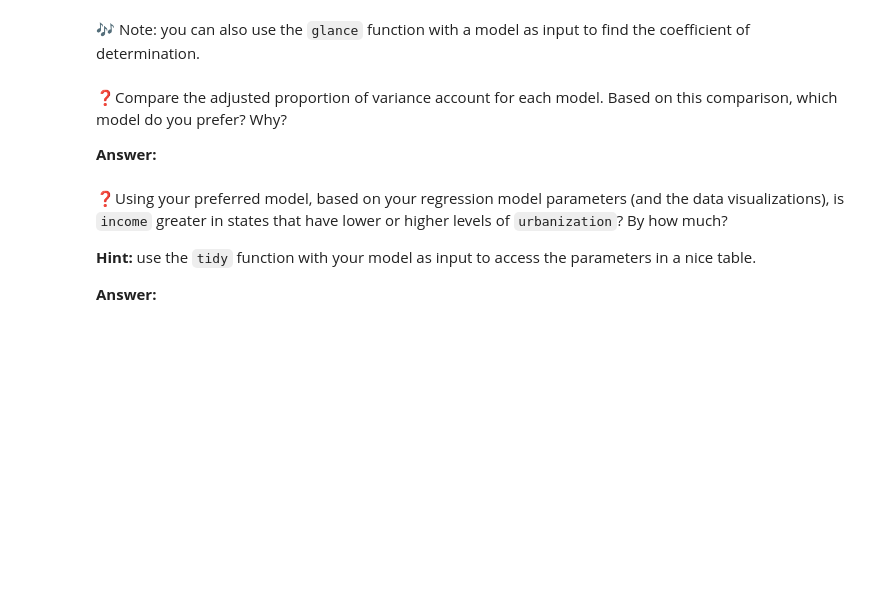
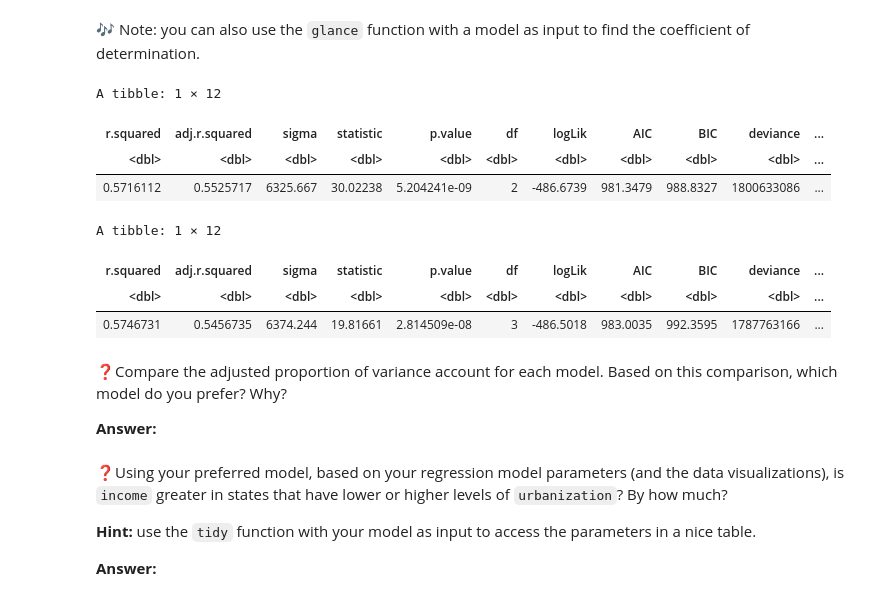
Before and after one commit to UNC-DATA-730/unit-4-assignment-dlee002, a Jupyter notebook: assignment4.ipynb, the cells around one changed output. Saved outputs shown, nothing was run; the diff lists cells and outputs as text; code cells hidden in the pictures; blank space fills up the shorter version.

```diff
--- a/assignment4.ipynb
+++ b/assignment4.ipynb
@@ -163,7 +205,18 @@ rbind(
 # %% [markdown]
 🎶 Note: you can also use the `glance` function with a model as input to find the coefficient of determination.
 # %%
-glance(ps_mod)
+glance(ps_mod) #parallel_slopes
+
+glance(nps_mod) #interaction
+# %% [output]
+A tibble: 1 × 12
+| r.squared | adj.r.squared | sigma | statistic | p.value | df | logLik | AIC | BIC | deviance | ... |
+| <dbl> | <dbl> | <dbl> | <dbl> | <dbl> | <dbl> | <dbl> | <dbl> | <dbl> | <dbl> | ... |
+| 0.5716112 | 0.5525717 | 6325.667 | 30.02238 | 5.204241e-09 | 2 | -486.6739 | 981.3479 | 988.8327 | 1800633086 | ... |
+A tibble: 1 × 12
+| r.squared | adj.r.squared | sigma | statistic | p.value | df | logLik | AIC | BIC | deviance | ... |
+| <dbl> | <dbl> | <dbl> | <dbl> | <dbl> | <dbl> | <dbl> | <dbl> | <dbl> | <dbl> | ... |
+| 0.5746731 | 0.5456735 | 6374.244 | 19.81661 | 2.814509e-08 | 3 | -486.5018 | 983.0035 | 992.3595 | 1787763166 | ... |
 # %% [markdown]
 ❓Compare the adjusted proportion of variance account for each model. Based on this comparison, which model do you prefer? Why?
 
```
Also changed, not shown: parts of 3 cells of this notebook.
